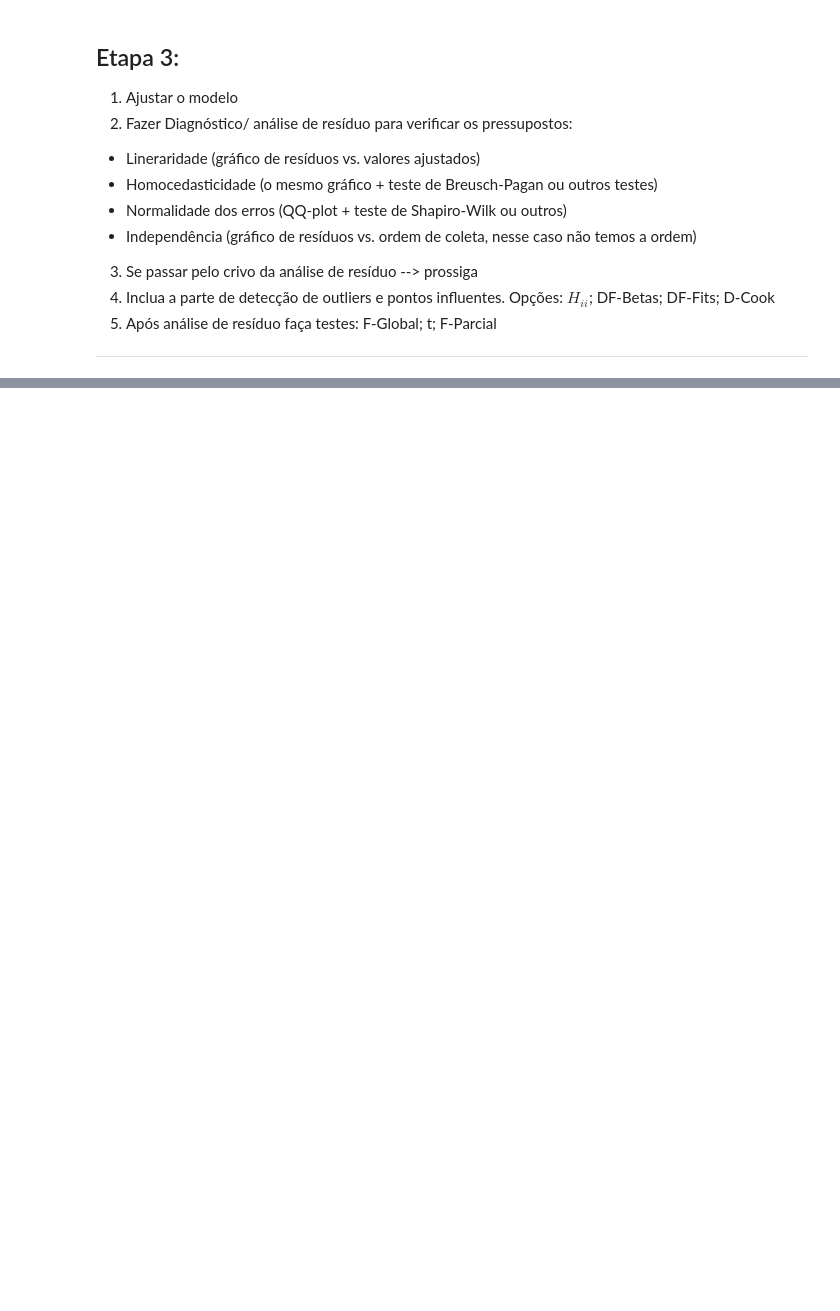
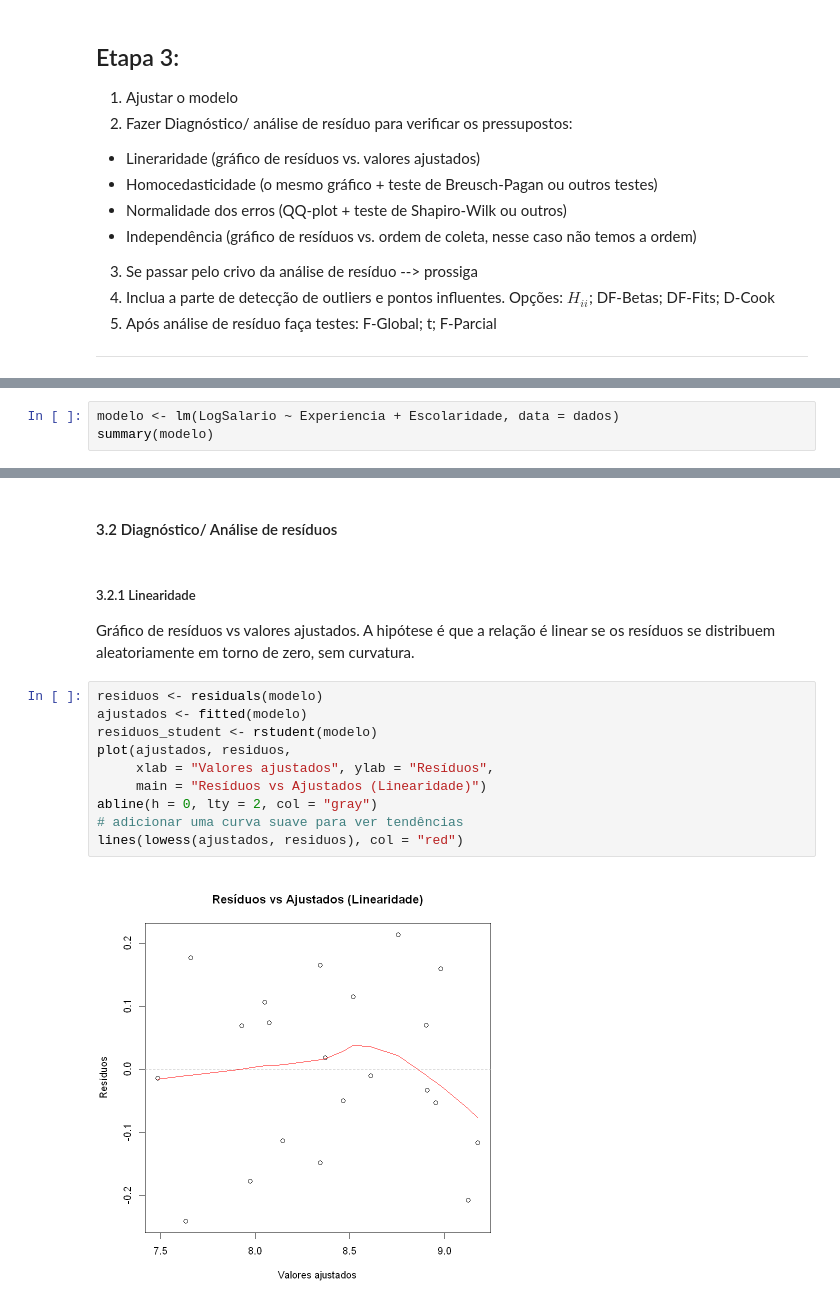
Before and after one commit to Marcehlin/Atividades-2026_1, a Jupyter notebook: Regressao/Regressao atividade 3/Regressao atividade 3.ipynb, the cells around one changed output, grey strips where cells are left out. Saved outputs shown, nothing was run; the diff lists cells and outputs as text; blank space fills up the shorter version.

```diff
--- a/Regressao/Regressao atividade 3/Regressao atividade 3.ipynb
+++ b/Regressao/Regressao atividade 3/Regressao atividade 3.ipynb
@@ -258,0 +466,3 @@ Qual o ponto dessa etapa? Preparar as covariáveis para o ajuste.
+# %%
+modelo <- lm(LogSalario ~ Experiencia + Escolaridade, data = dados)
+summary(modelo)
@@ -258,0 +497,18 @@ Qual o ponto dessa etapa? Preparar as covariáveis para o ajuste.
+# %% [markdown]
+#### 3.2 Diagnóstico/ Análise de resíduos
+# %% [markdown]
+##### 3.2.1 Linearidade
+
+Gráfico de resíduos vs valores ajustados. A hipótese é que a relação é linear se os resíduos se distribuem aleatoriamente em torno de zero, sem curvatura.
+# %%
+residuos <- residuals(modelo)
+ajustados <- fitted(modelo)
+residuos_student <- rstudent(modelo)
+plot(ajustados, residuos,
+     xlab = "Valores ajustados", ylab = "Resíduos",
+     main = "Resíduos vs Ajustados (Linearidade)")
+abline(h = 0, lty = 2, col = "gray")
+# adicionar uma curva suave para ver tendências
+lines(lowess(ajustados, residuos), col = "red")
+# %% [output]
+[figure, added]
```
Also changed, not shown: parts of 65 cells of this notebook, 13 other files.
